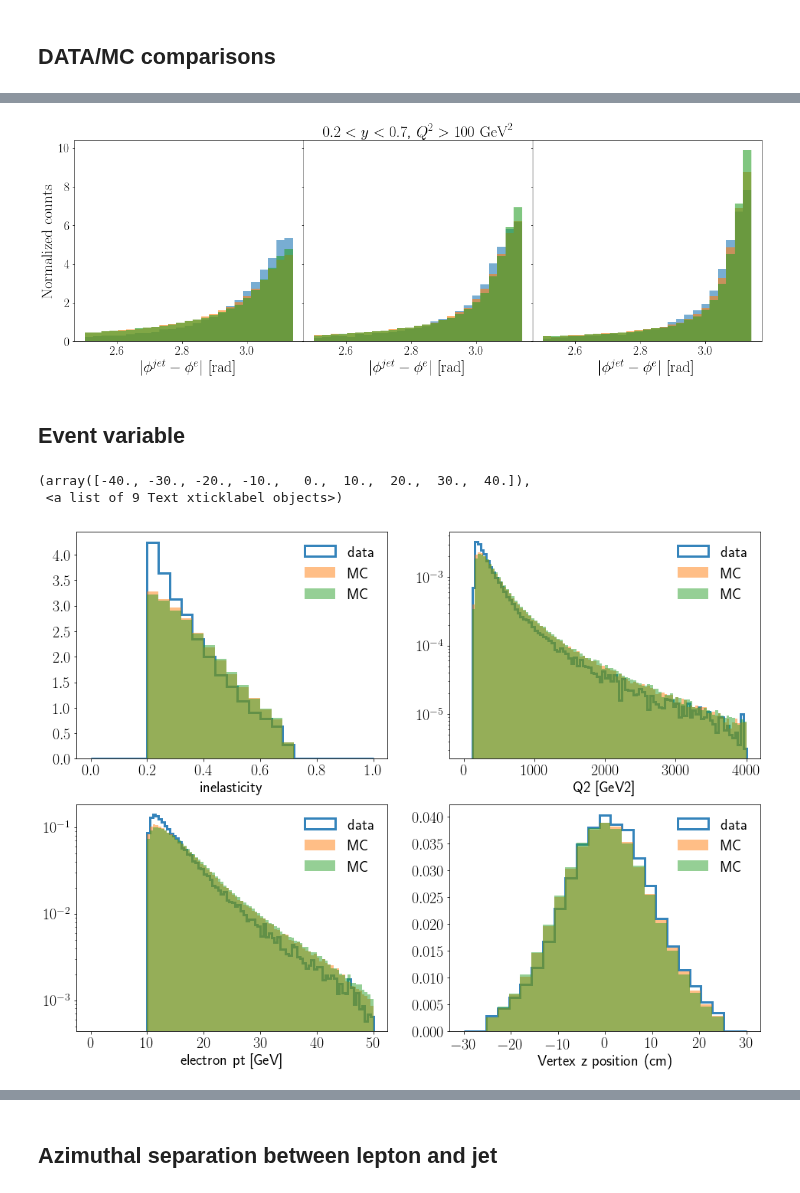
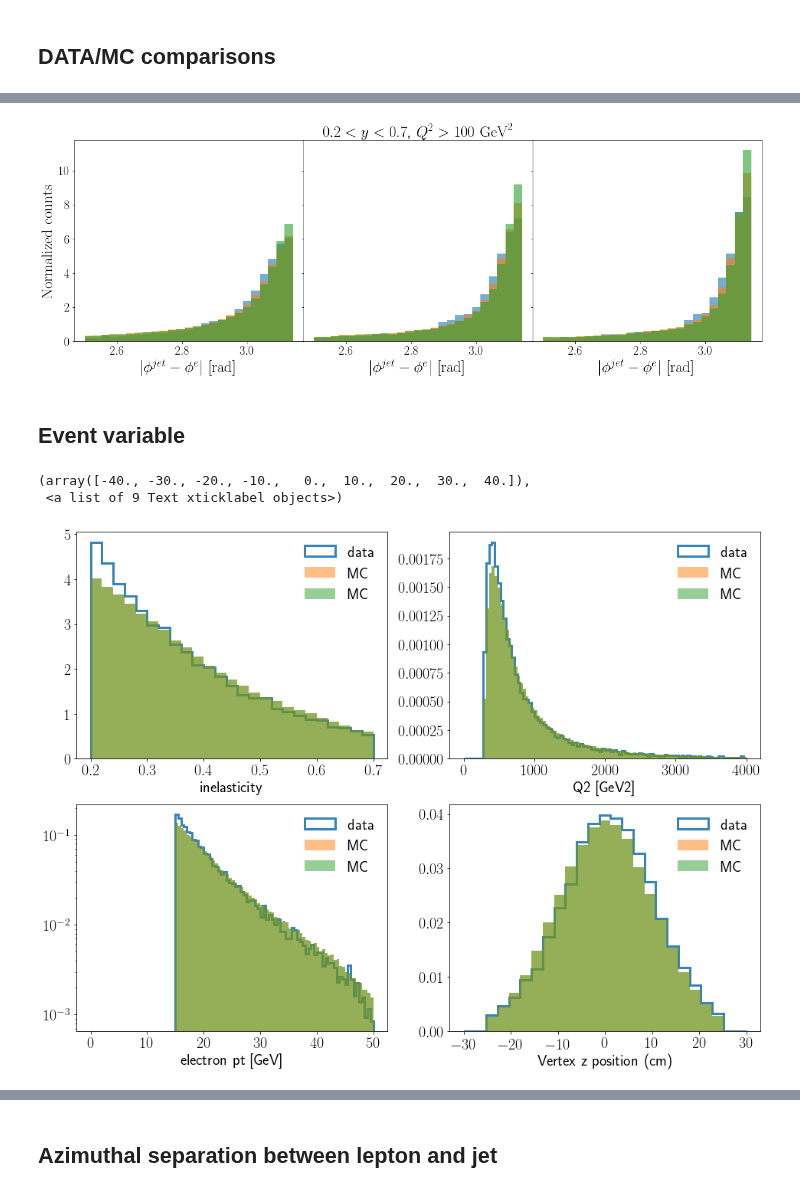
Before and after one commit to miguelignacio/disjets, a Jupyter notebook: disjets.ipynb, the cells around one changed output, grey strips where cells are left out. Saved outputs shown, nothing was run; the diff lists cells and outputs as text; code cells hidden in the pictures.

```diff
--- a/disjets.ipynb
+++ b/disjets.ipynb
@@ -17,8 +17,8 @@ rc('text', usetex=True)
 # %% [output]
 Welcome to JupyROOT 6.15/01
 # %%
-mpl.rcParams.update({'font.size': 16})
+mpl.rcParams.update({'font.size': 18})
 mpl.rcParams.update({'legend.fontsize': 20})
-mpl.rcParams.update({'xtick.labelsize': 16})
-mpl.rcParams.update({'ytick.labelsize': 16})
+mpl.rcParams.update({'xtick.labelsize': 18})
+mpl.rcParams.update({'ytick.labelsize': 18})
 mpl.rcParams.update({'text.usetex' : False})
@@ -43,12 +39,22 @@ def getJetData(inputFiles, isMC=False):
     scalar.append('x')
     scalar.append('y')
     scalar.append('Q2')
+
+    scalar.append('x_es')
+    scalar.append('y_es')
+    scalar.append('Q2_es')
+
     scalar.append('vertex_z')
+    scalar.append('ptratio')
+    scalar.append('ptmiss')
+    scalar.append('acoplanarity')
+    scalar.append('Empz')
 
     scalar.append('e_eta')
     scalar.append('e_theta')
     scalar.append('e_p')
     scalar.append('e_pt')
+    scalar.append('e_phi')
 
     cols.append('jet_p')
     cols.append('jet_pt')
@@ -56,14 +62,16 @@ def getJetData(inputFiles, isMC=False):
     cols.append('jet_dphi')
     cols.append('jet_z')
     cols.append('jet_eta')
+    cols.append('jet_phi')
 
     if(isMC):
+        scalar.append('Weight')
+        scalar.append('WeightGen')
         cols.append('genjet_p')
         cols.append('genjet_pt')
         cols.append('genjet_qt')
         cols.append('genjet_dphi')
         cols.append('genjet_z')
-
 
     lists = scalar
     dataframes = []
@@ -128,7 +150,7 @@ def applyCutsJets(df,isMC=False):
     temp = applyCut(temp, 'abs(vertex_z)<25 and vertex_z!=0','abs(vertex_z)<25 and and vertex_z!=0')
     temp = applyCut(temp, '0.2 < y < 0.7', '0.2 < y < 0.7')
     temp = applyCut(temp, 'Q2>150', 'Q2>150')
-    temp = applyCut(temp, 'e_pt>10', 'e_pt >10')
+    temp = applyCut(temp, 'e_pt>15', 'e_pt >15')
     temp = applyCut(temp, 'jet_pt>10', 'jet_pt>10')
     #temp = applyCut(temp, 'jet_qt<5', 'jet_qt<5')
 
@@ -209,7 +208,6 @@ jet_pt>10 55963  fraction kept: 66.8
 # %%
-mc_jet = getJetData(['djangoh.root'],isMC=True)
-mc_jet = applyCutsJets(mc_jet, isMC=True)
-
-altmc_jet = getJetData(['rapgap.root'],isMC=True)
-altmc_jet = applyCutsJets(altmc_jet, isMC=True)
+df_jet      = applyCutsJets(getJetData(['data_calibrated.root']))
+dfraw_jet      = applyCutsJets(getJetData(['data_notcalibrated.root']))
+mc_jet = applyCutsJets(getJetData(['djangoh.root'],isMC=True))
+altmc_jet = applyCutsJets(getJetData(['rapgap.root'],isMC=True))
 # %% [output]
@@ -659,7 +552,7 @@ rc('text', usetex=True)
 fig, axs = plt.subplots(1, 3,sharey=True, figsize=(20,6), gridspec_kw={'wspace':0, 'hspace':0})
 
 
-for counter,edges in enumerate([(10,15), (15,20),(20,30)]):
+for counter,edges in enumerate([(15,20), (20,25),(25,30)]):
 
     df_cut = df_jet.query('e_pt > %2.2f and e_pt<%2.2f'%(edges[0],edges[1]))
     axs[counter].hist(df_cut['jet_dphi'],bins=25,range=(2.5,3.1415),normed=True,alpha=0.6)
@@ -686,16 +579,16 @@ axs[1].set_title(r'$0.2<y<0.7$, $Q^{2}>100$ $\mathrm{GeV}^{2}$',fontsize=25)
 plt.savefig('NC_LeptonJetAzimuthal.png', bbox_inches='tight')
 plt.savefig('NC_LeptonJetAzimuthal.pdf', bbox_inches='tight')
 # %% [output]
-[figure, old version]
+[figure, new version]
 # %% [markdown]
 ## Event variable
 # %%
 fig = plt.figure(figsize=(16,12))
 
 plt.subplot(221)
-plt.hist(df_jet['y'],bins=25,normed=True,range=(0,1.0),alpha=0.9,label='data',histtype='step',linewidth=3)
-plt.hist(mc_jet['y'],bins=25,normed=True,range=(0,1.0),alpha=0.5,label='MC')
-plt.hist(altmc_jet['y'],bins=25,normed=True,range=(0,1.0),alpha=0.5,label='MC')
+plt.hist(df_jet['y'],bins=25,normed=True,range=(0.2,0.7),alpha=0.9,label='data',histtype='step',linewidth=3)
+plt.hist(mc_jet['y'],bins=25,normed=True,range=(0.2,0.70),alpha=0.5,label='MC')
+plt.hist(altmc_jet['y'],bins=25,normed=True,range=(0.2,0.70),alpha=0.5,label='MC')
 
 plt.ylim(bottom=0.0)
 
@@ -715,34 +608,34 @@ plt.xlabel('Q2 [GeV2]',fontsize=20)
 #plt.ylim(bottom=0.0)
 plt.yticks(fontsize=20)
 plt.xticks(fontsize=20)
-plt.yscale('log')
+#plt.yscale('log')
 plt.legend(prop={'size': 20}, frameon=False, loc='best')
 
 plt.subplot(223)
 plt.hist(df_jet['e_pt'],bins=100,normed=True,range=(0,50.0),alpha=0.9,label='data',histtype='step',linewidth=3)
 plt.hist(mc_jet['e_pt'],bins=100,normed=True,range=(0,50.0),alpha=0.5,label='MC')
 plt.hist(altmc_jet['e_pt'],bins=100,normed=True,range=(0,50.0),alpha=0.5,label='MC')
 plt.xlabel('electron pt [GeV]',fontsize=20)
 
 #plt.ylim(bottom=0.0)
 plt.yticks(fontsize=20)
 plt.xticks(fontsize=20)
 plt.yscale('log')
 plt.legend(prop={'size': 20}, frameon=False, loc='best')
 
 
 plt.subplot(224)
 plt.hist(df_jet['vertex_z'],bins=25,normed=True,range=(-30,30),alpha=0.9,label='data',histtype='step',linewidth=3)
 plt.hist(mc_jet['vertex_z'],bins=25,normed=True,range=(-30,30),alpha=0.5,label='MC')
 plt.hist(altmc_jet['vertex_z'],bins=25,normed=True,range=(-30,30),alpha=0.5,label='MC')
 
 plt.ylim(bottom=0.0)
 
 plt.legend(loc='best',frameon=False)
 plt.xlabel('Vertex z position (cm)',fontsize=20)
 plt.yticks(fontsize=20)
 plt.xticks(fontsize=20)
 # %% [output]
 (array([-40., -30., -20., -10.,   0.,  10.,  20.,  30.,  40.]),
  <a list of 9 Text xticklabel objects>)
-[figure, old version]
+[figure, new version]
```
Also changed, not shown: parts of 37 cells of this notebook, 1 other file.
